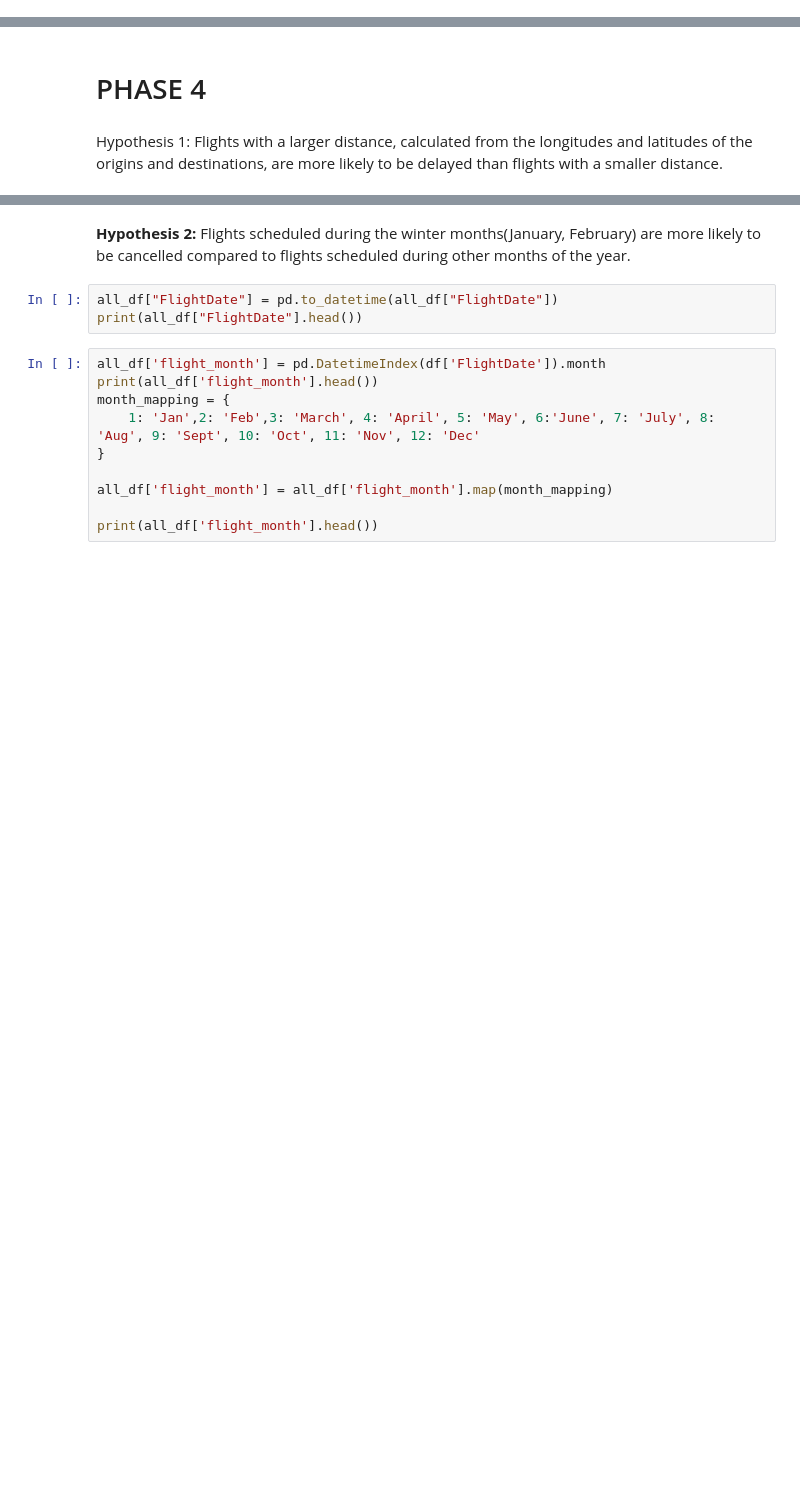
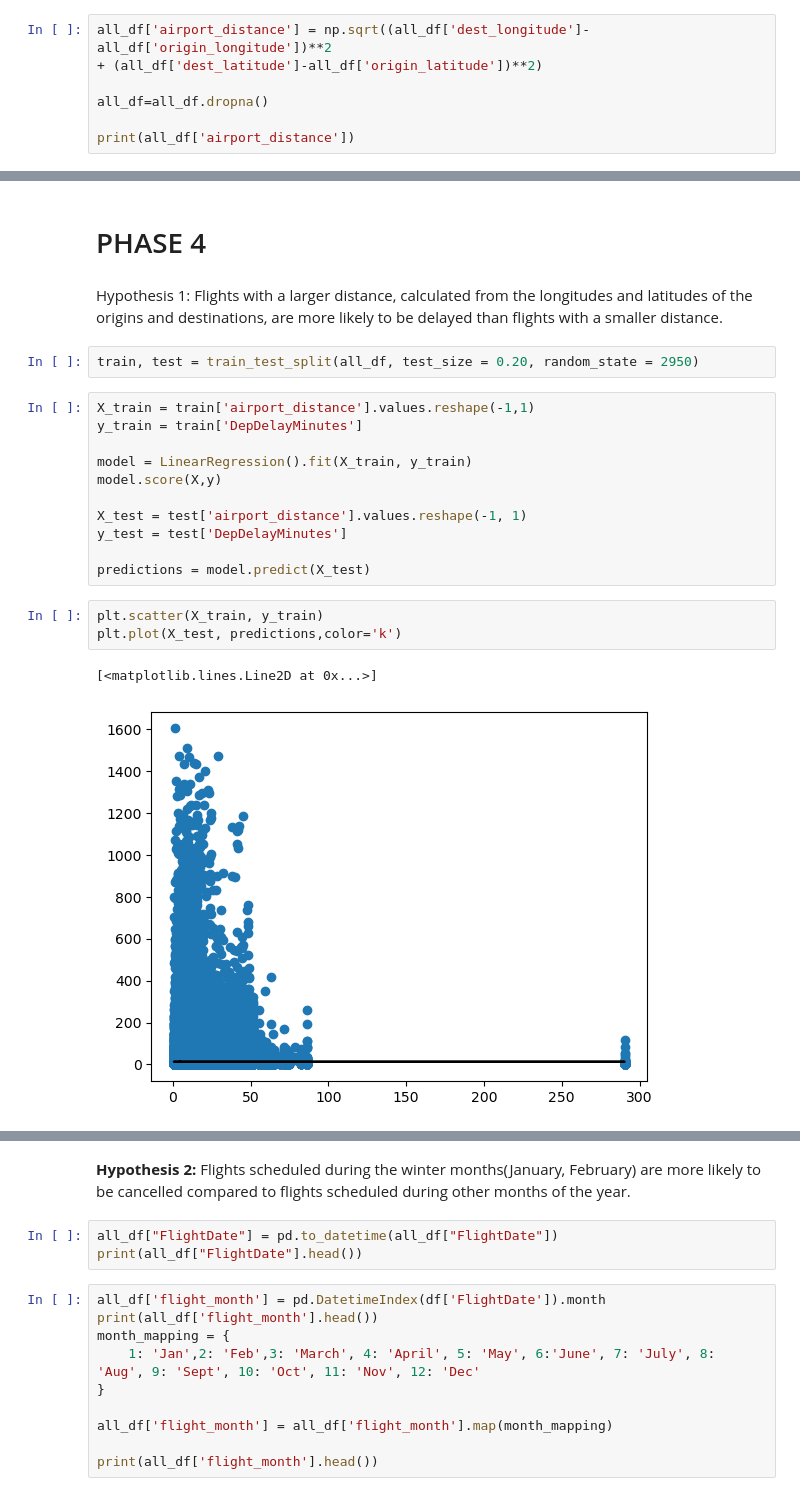
Before and after one commit to katiezelvin/info2950_final, a Jupyter notebook: Phase4.ipynb, the cells around one changed output, grey strips where cells are left out. Saved outputs shown, nothing was run; the diff lists cells and outputs as text; blank space fills up the shorter version.

Commit message:
hypothesis 1 in progress

```diff
--- a/Phase4.ipynb
+++ b/Phase4.ipynb
@@ -584,0 +569,7 @@ Name: airport_distance, Length: 568948, dtype: float64
+# %%
+all_df['airport_distance'] = np.sqrt((all_df['dest_longitude']-all_df['origin_longitude'])**2
++ (all_df['dest_latitude']-all_df['origin_latitude'])**2)
+
+all_df=all_df.dropna()
+
+print(all_df['airport_distance'])
@@ -585,5 +589,24 @@ Name: airport_distance, Length: 568948, dtype: float64
 # %% [markdown]
 # PHASE 4
-# %% [markdown]
-Hypothesis 1: Flights with a larger distance, calculated from the longitudes and latitudes
-of the origins and destinations, are more likely to be delayed than flights with a smaller distance.
+# %% [markdown]
+Hypothesis 1: Flights with a larger distance, calculated from the longitudes and latitudes
+of the origins and destinations, are more likely to be delayed than flights with a smaller distance.
+# %%
+train, test = train_test_split(all_df, test_size = 0.20, random_state = 2950)
+# %%
+X_train = train['airport_distance'].values.reshape(-1,1)
+y_train = train['DepDelayMinutes']
+
+model = LinearRegression().fit(X_train, y_train)
+model.score(X,y)
+
+X_test = test['airport_distance'].values.reshape(-1, 1)
+y_test = test['DepDelayMinutes']
+
+predictions = model.predict(X_test)
+# %%
+plt.scatter(X_train, y_train)
+plt.plot(X_test, predictions,color='k')
+# %% [output]
+[<matplotlib.lines.Line2D at 0x...>]
+[figure, added]
```
Also changed, not shown: parts of 6 cells of this notebook.
